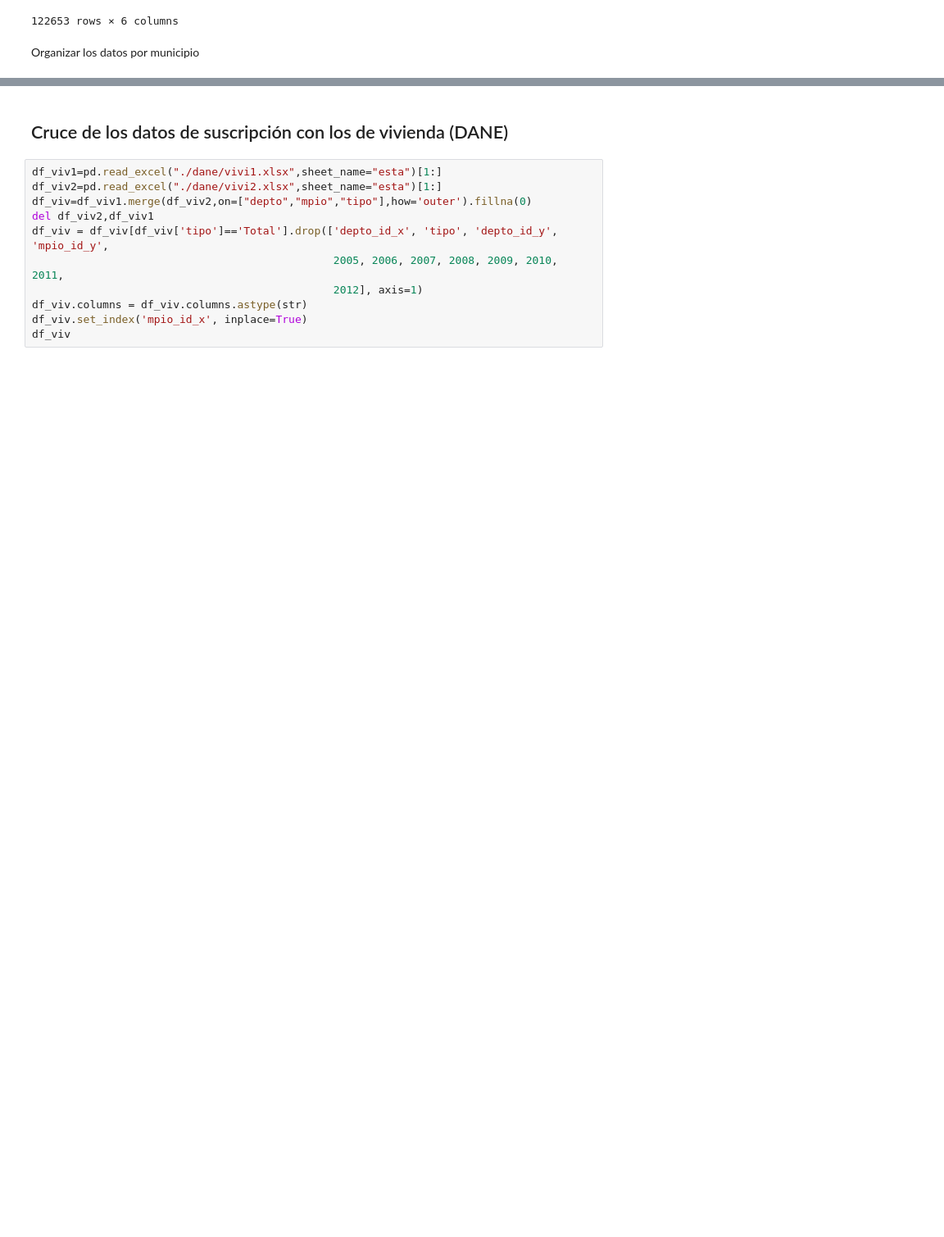
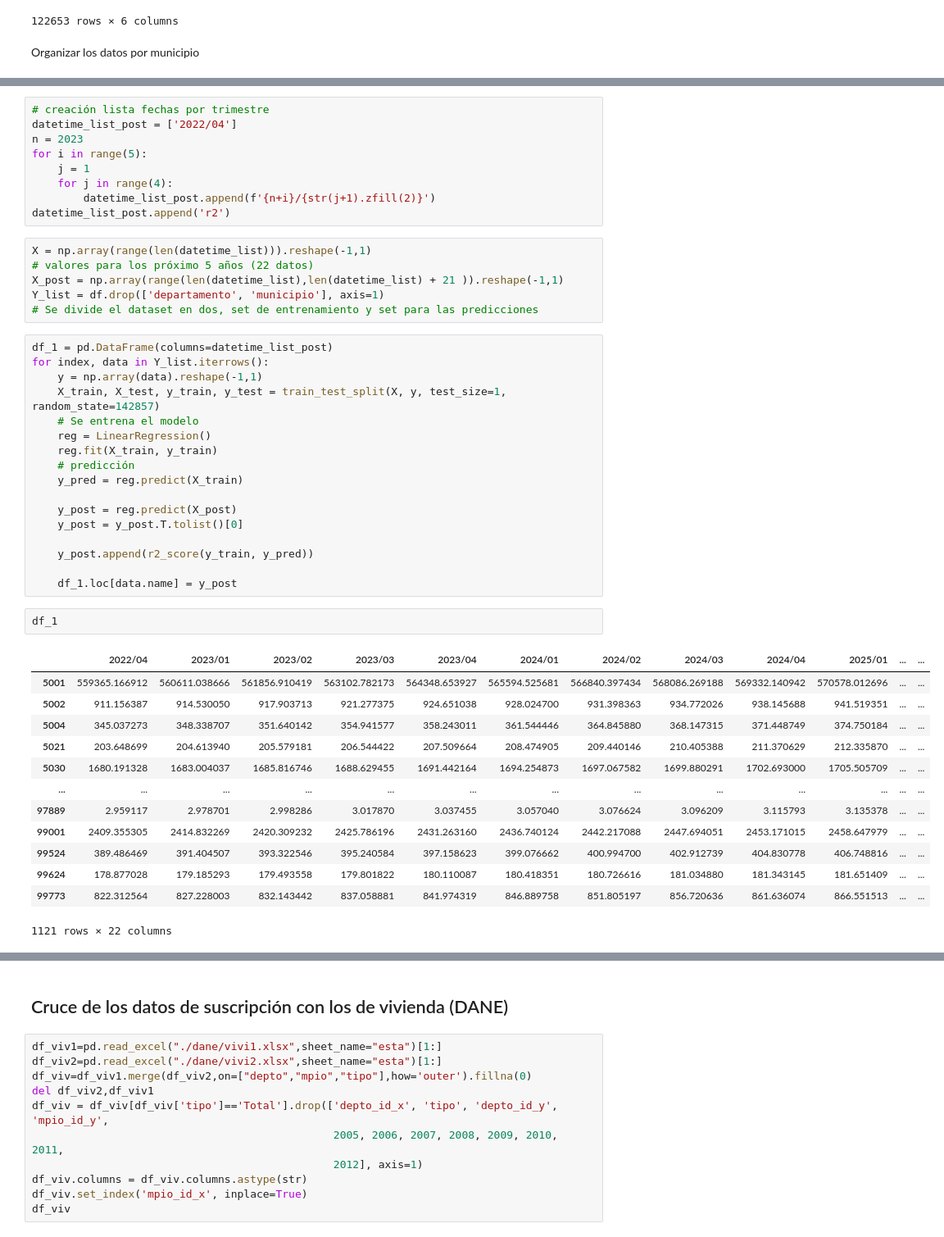
Before and after one commit to caramirezs/DataJam2022, a Jupyter notebook: TV_suscripcion.ipynb, the cells around one changed output, grey strips where cells are left out. Shown at 82% size. Cells and saved outputs as stored; diff of their text form; blank space fills up the shorter version.

```diff
--- a/TV_suscripcion.ipynb
+++ b/TV_suscripcion.ipynb
@@ -157,0 +168,48 @@ df
+# %%
+# creación lista fechas por trimestre
+datetime_list_post = ['2022/04']
+n = 2023
+for i in range(5):
+    j = 1
+    for j in range(4):
+        datetime_list_post.append(f'{n+i}/{str(j+1).zfill(2)}')
+datetime_list_post.append('r2')
+# %%
+X = np.array(range(len(datetime_list))).reshape(-1,1)
+# valores para los próximo 5 años (22 datos)
+X_post = np.array(range(len(datetime_list),len(datetime_list) + 21 )).reshape(-1,1)
+Y_list = df.drop(['departamento', 'municipio'], axis=1)
+# Se divide el dataset en dos, set de entrenamiento y set para las predicciones
+# %%
+df_1 = pd.DataFrame(columns=datetime_list_post)
+for index, data in Y_list.iterrows():
+    y = np.array(data).reshape(-1,1)
+    X_train, X_test, y_train, y_test = train_test_split(X, y, test_size=1, random_state=142857)
+    # Se entrena el modelo
+    reg = LinearRegression()
+    reg.fit(X_train, y_train)
+    # predicción
+    y_pred = reg.predict(X_train)
+
+    y_post = reg.predict(X_post)
+    y_post = y_post.T.tolist()[0]
+
+    y_post.append(r2_score(y_train, y_pred))
+
+    df_1.loc[data.name] = y_post
+# %%
+df_1
+# %% [output]
+|  | 2022/04 | 2023/01 | 2023/02 | 2023/03 | 2023/04 | 2024/01 | 2024/02 | 2024/03 | 2024/04 | 2025/01 | ... | ... |
+| 5001 | 559365.166912 | 560611.038666 | 561856.910419 | 563102.782173 | 564348.653927 | 565594.525681 | 566840.397434 | 568086.269188 | 569332.140942 | 570578.012696 | ... | ... |
+| 5002 | 911.156387 | 914.530050 | 917.903713 | 921.277375 | 924.651038 | 928.024700 | 931.398363 | 934.772026 | 938.145688 | 941.519351 | ... | ... |
+| 5004 | 345.037273 | 348.338707 | 351.640142 | 354.941577 | 358.243011 | 361.544446 | 364.845880 | 368.147315 | 371.448749 | 374.750184 | ... | ... |
+| 5021 | 203.648699 | 204.613940 | 205.579181 | 206.544422 | 207.509664 | 208.474905 | 209.440146 | 210.405388 | 211.370629 | 212.335870 | ... | ... |
+| 5030 | 1680.191328 | 1683.004037 | 1685.816746 | 1688.629455 | 1691.442164 | 1694.254873 | 1697.067582 | 1699.880291 | 1702.693000 | 1705.505709 | ... | ... |
+| ... | ... | ... | ... | ... | ... | ... | ... | ... | ... | ... | ... | ... |
+| 97889 | 2.959117 | 2.978701 | 2.998286 | 3.017870 | 3.037455 | 3.057040 | 3.076624 | 3.096209 | 3.115793 | 3.135378 | ... | ... |
+| 99001 | 2409.355305 | 2414.832269 | 2420.309232 | 2425.786196 | 2431.263160 | 2436.740124 | 2442.217088 | 2447.694051 | 2453.171015 | 2458.647979 | ... | ... |
+| 99524 | 389.486469 | 391.404507 | 393.322546 | 395.240584 | 397.158623 | 399.076662 | 400.994700 | 402.912739 | 404.830778 | 406.748816 | ... | ... |
+| 99624 | 178.877028 | 179.185293 | 179.493558 | 179.801822 | 180.110087 | 180.418351 | 180.726616 | 181.034880 | 181.343145 | 181.651409 | ... | ... |
+| 99773 | 822.312564 | 827.228003 | 832.143442 | 837.058881 | 841.974319 | 846.889758 | 851.805197 | 856.720636 | 861.636074 | 866.551513 | ... | ... |
+1121 rows × 22 columns
```
Also changed, not shown: parts of 11 cells of this notebook, 3 other files.
